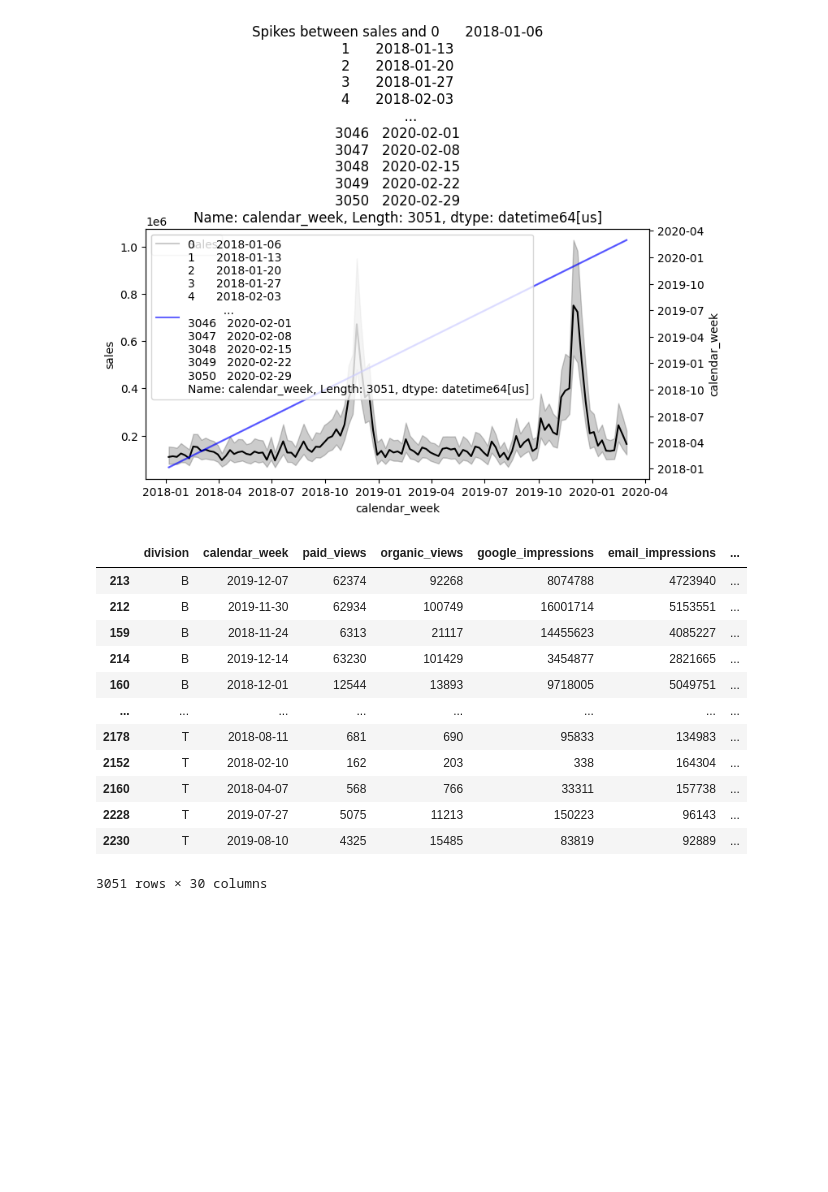
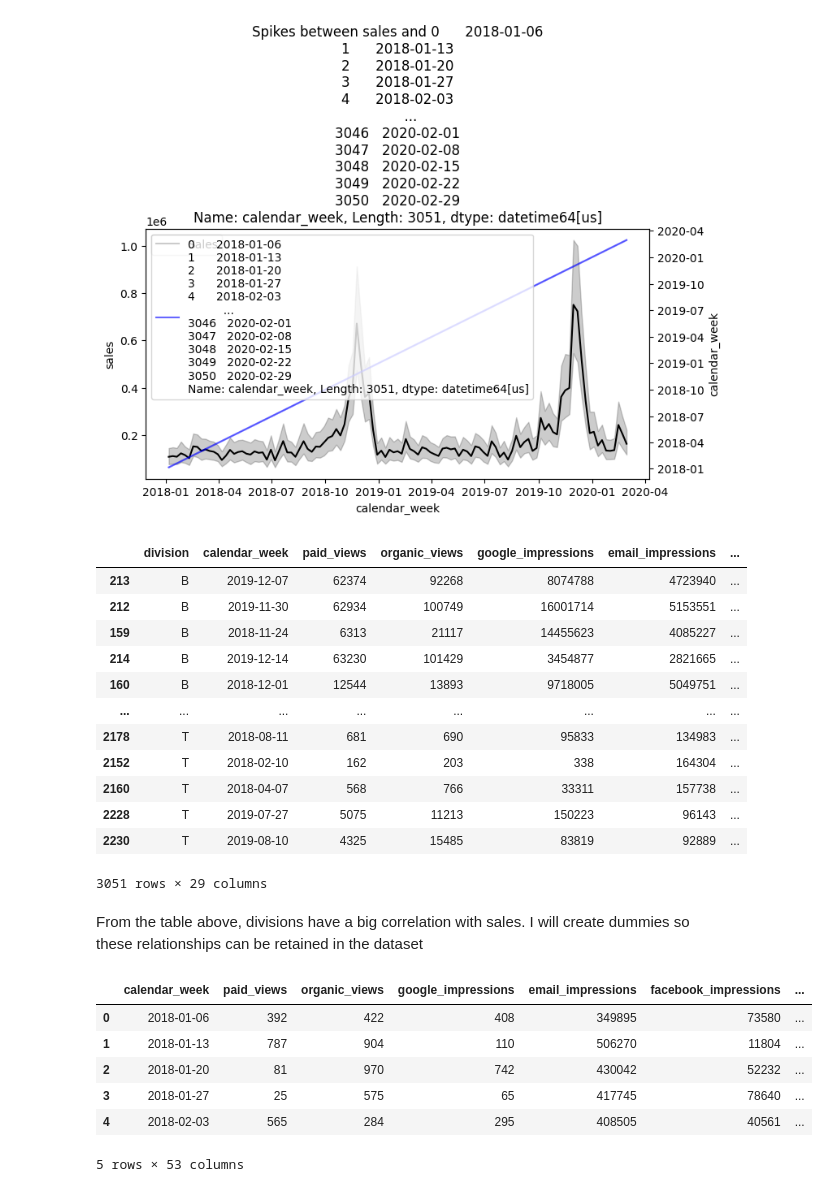
Before and after one commit to N-anle/Marketing-Mix-Modelling, a Jupyter notebook: notebooks/notebook.ipynb, the cells around one changed output. Drawn from its saved outputs; the diff is of its cells as text; code cells hidden in the pictures; blank space fills up the shorter version.

Commit message:
wip: Predictive modelling and validation
* Began feature encoding process and dataframe pruning

```diff
--- a/notebooks/notebook.ipynb
+++ b/notebooks/notebook.ipynb
@@ -510,10 +510,15 @@ df[['calendar_week', 'sales']].sort_values('sales' ,ascending = False).head()
 plot_averages(df['calendar_week'])
 # %% [output]
 [figure]
-# %%
-df['month'] = df['calendar_week'].dt.month
-month_dummies = pd.get_dummies(df['month'], drop_first=True, prefix = 'month')
-df = pd.concat([df, month_dummies], axis =1)
+# %%
+def create_dummies(df,column, prefix):
+    dummies = pd.get_dummies(df[column], drop_first = True, prefix = prefix)
+    df = pd.concat([df,dummies], axis = 1)
+    df = df.drop(column, axis = 1)
+    return df
+# %%
+df['month'] = df['calendar_week'].dt.month
+df = create_dummies(df, 'month', 'month')
 # %%
 df.sort_values('sales', ascending = False)
 # %% [output]
@@ -529,4 +534,18 @@ df.sort_values('sales', ascending = False)
 | 2160 | T | 2018-04-07 | 568 | 766 | 33311 | 157738 | ... |
 | 2228 | T | 2019-07-27 | 5075 | 11213 | 150223 | 96143 | ... |
 | 2230 | T | 2019-08-10 | 4325 | 15485 | 83819 | 92889 | ... |
-3051 rows × 30 columns
+3051 rows × 29 columns
+# %% [markdown]
+From the table above, divisions have a big correlation with sales. I will create dummies so these relationships can be retained in the dataset
+# %%
+df = create_dummies(df,'division','division')
+# %%
+df.head()
+# %% [output]
+|  | calendar_week | paid_views | organic_views | google_impressions | email_impressions | facebook_impressions | ... |
+| 0 | 2018-01-06 | 392 | 422 | 408 | 349895 | 73580 | ... |
+| 1 | 2018-01-13 | 787 | 904 | 110 | 506270 | 11804 | ... |
+| 2 | 2018-01-20 | 81 | 970 | 742 | 430042 | 52232 | ... |
+| 3 | 2018-01-27 | 25 | 575 | 65 | 417745 | 78640 | ... |
+| 4 | 2018-02-03 | 565 | 284 | 295 | 408505 | 40561 | ... |
+5 rows × 53 columns
```
Also changed, not shown: parts of 10 cells of this notebook.
